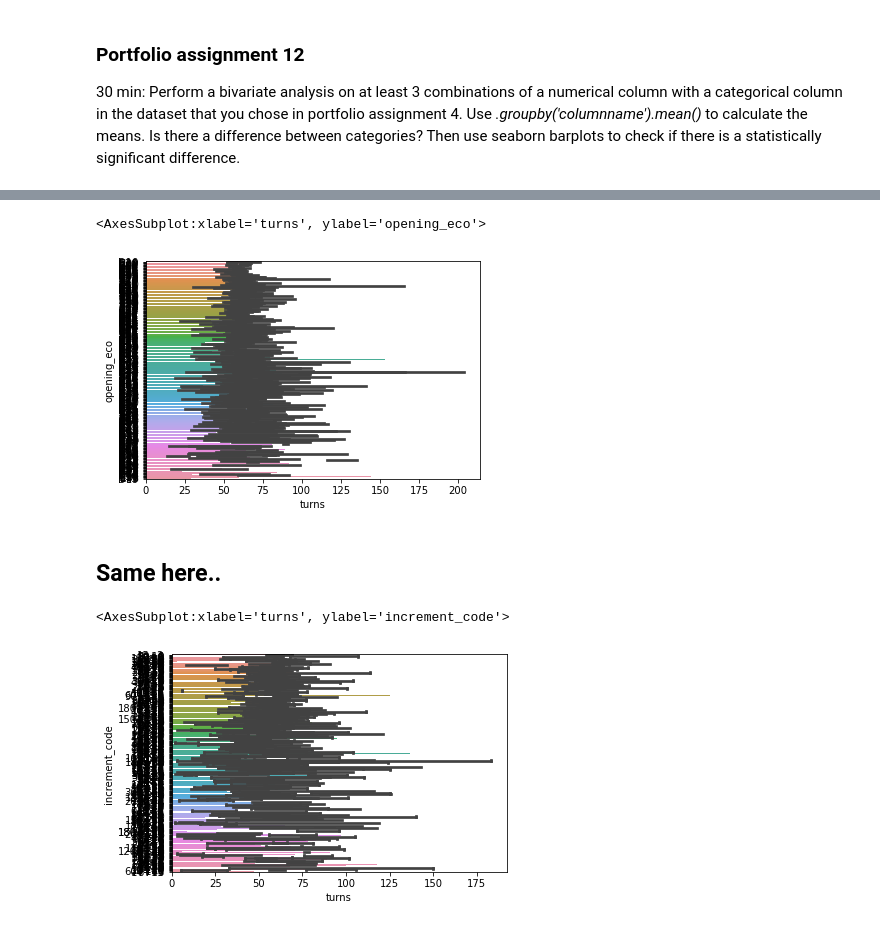
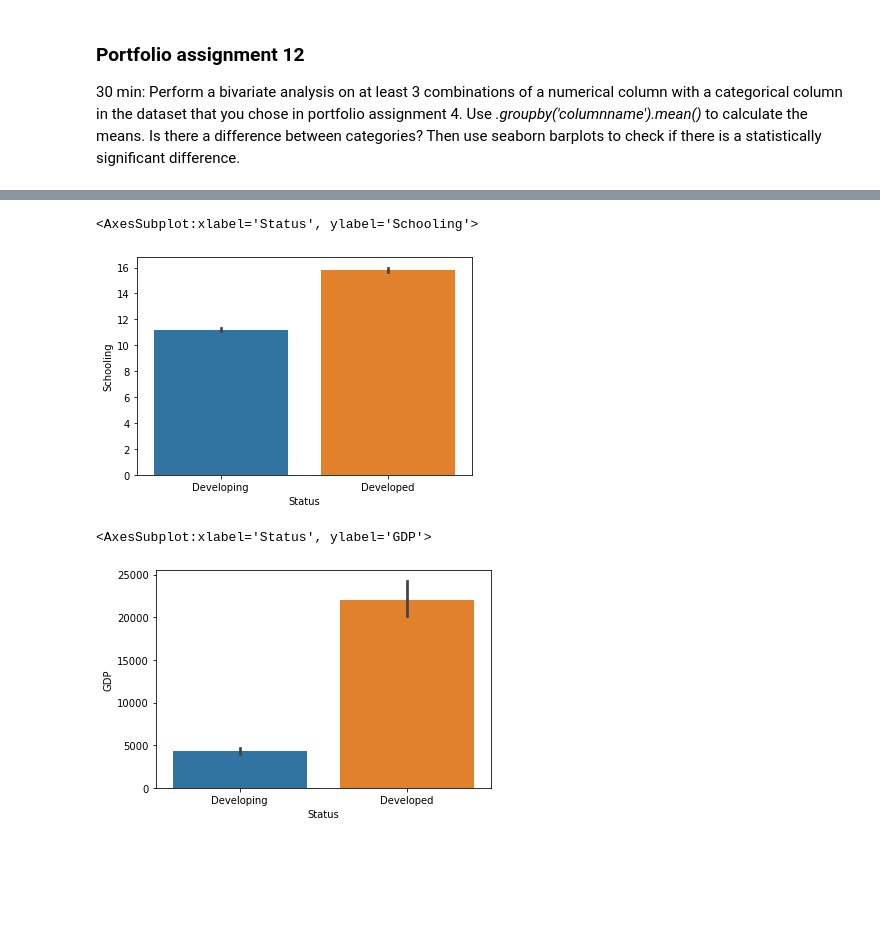
Before and after one commit to Maurice-De-Ridder/DataScience, a Jupyter notebook: Portfolio opdracht 12.ipynb, the cells around one changed output, grey strips where cells are left out. Cells and saved outputs as stored; diff of their text form; code cells hidden in the pictures; blank space fills up the shorter version.

```diff
--- a/Portfolio opdracht 12.ipynb
+++ b/Portfolio opdracht 12.ipynb
@@ -4,7 +4,9 @@
 # %%
 import seaborn as sns
 import pandas as pd
+from scipy.stats import chi2_contingency
+import matplotlib.pyplot as plt
 
-df = pd.read_csv('games.csv')
+df = pd.read_csv('Life Expectancy Data.csv')
 df.head()
 # %% [output]
@@ -58,12 +61,10 @@ df.groupby('opening_eco').mean()
 # %%
-sns.barplot(y="opening_eco", x="turns", data=df)
+sns.barplot(y='Schooling', x='Status', data=df)
 # %% [output]
-<AxesSubplot:xlabel='turns', ylabel='opening_eco'>
+<AxesSubplot:xlabel='Status', ylabel='Schooling'>
-[figure, old version]
+[figure, new version]
-# %% [markdown]
-## Same here..
 # %%
-sns.barplot(y="increment_code", x="turns", data=df, capsize=1)
+sns.barplot(y='GDP', x='Status', data=df)
 # %% [output]
-<AxesSubplot:xlabel='turns', ylabel='increment_code'>
+<AxesSubplot:xlabel='Status', ylabel='GDP'>
-[figure, old version]
+[figure, new version]
```
Also changed, not shown: parts of 20 cells of this notebook, 8 other files.
